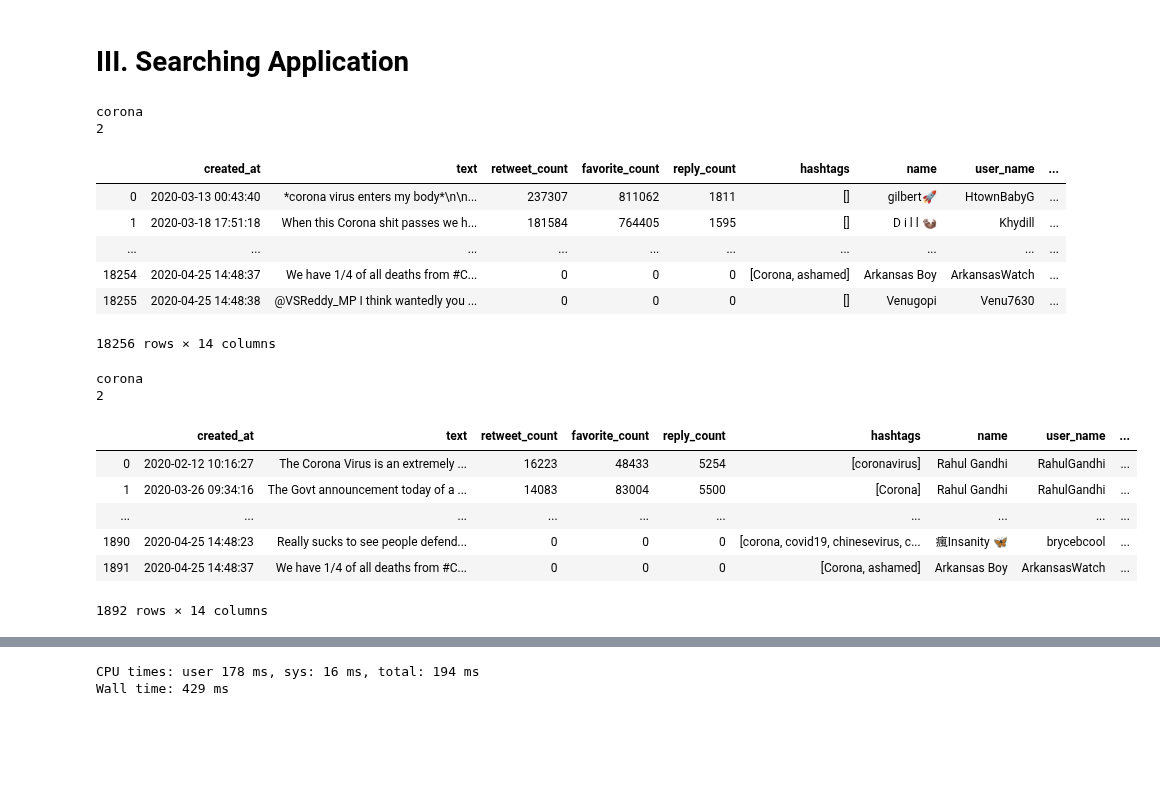
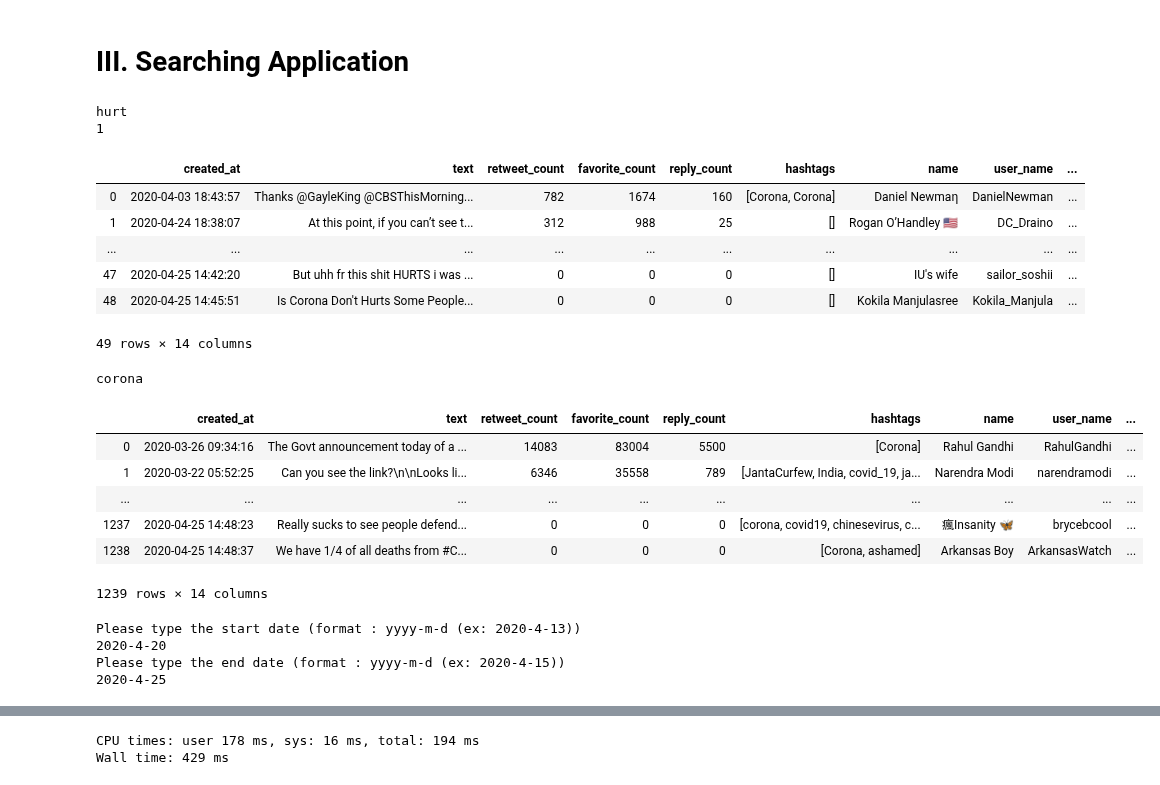
Before and after one commit to Hui-Dora-Wang/Search-Application-on-Twitter, a Jupyter notebook: search_app.ipynb, the cells around one changed output, grey strips where cells are left out. Saved outputs shown, nothing was run; the diff lists cells and outputs as text; code cells hidden in the pictures; blank space fills up the shorter version.

Commit message:
add date range search + fix hashtag search to  exact match

```diff
--- a/search_app.ipynb
+++ b/search_app.ipynb
@@ -9,7 +9,10 @@ from pprint import pprint
 import pandas as pd
 import json
 import time
+import re
+import datetime
 pd.set_option('display.max_rows', 5)
+pd.set_option('display.max_colwidth', -1)
 # %%
 #function to cheack whether
 def check_var(data, x):
@@ -341,64 +344,81 @@ if (user_keyword.lower() not in stored_keyword) :
 
     stored_keyword.add(user_keyword.lower())
     put_into_cache(user_keyword.lower(), search_full, dict_text)
-    print(1)
 
 else :
     search_full = dict_to_df(user_keyword.lower(), dict_text)
-    print(2)
 
 search_full
 # %% [output]
-corona
-2
+hurt
+1
 |  | created_at | text | retweet_count | favorite_count | reply_count | hashtags | name | user_name | ... |
-| 0 | 2020-03-13 00:43:40 | *corona virus enters my body*\n\n... | 237307 | 811062 | 1811 | [] | gilbert🚀 | HtownBabyG | ... |
-| 1 | 2020-03-18 17:51:18 | When this Corona shit passes we h... | 181584 | 764405 | 1595 | [] | D i l l 🦦 | Khydill | ... |
+| 0 | 2020-04-03 18:43:57 | Thanks @GayleKing @CBSThisMorning... | 782 | 1674 | 160 | [Corona, Corona] | Daniel Newmaη | DanielNewman | ... |
+| 1 | 2020-04-24 18:38:07 | At this point, if you can’t see t... | 312 | 988 | 25 | [] | Rogan O’Handley 🇺🇸 | DC_Draino | ... |
 | ... | ... | ... | ... | ... | ... | ... | ... | ... | ... |
-| 18254 | 2020-04-25 14:48:37 | We have 1/4 of all deaths from #C... | 0 | 0 | 0 | [Corona, ashamed] | Arkansas Boy | ArkansasWatch | ... |
-| 18255 | 2020-04-25 14:48:38 | @VSReddy_MP I think wantedly you ... | 0 | 0 | 0 | [] | Venugopi | Venu7630 | ... |
+| 47 | 2020-04-25 14:42:20 | But uhh fr this shit HURTS i was ... | 0 | 0 | 0 | [] | IU's wife | sailor_soshii | ... |
+| 48 | 2020-04-25 14:45:51 | Is Corona Don't Hurts Some People... | 0 | 0 | 0 | [] | Kokila Manjulasree | Kokila_Manjula | ... |
-18256 rows × 14 columns
+49 rows × 14 columns
 # %%
 ## search hashtag
 
 user_keyword = input()
-regx = re.compile(user_keyword, re.IGNORECASE)
+
 
 if (user_keyword.lower() not in stored_hashtag) :
+    # uses the index to find
     hashtag_tweet = pd.DataFrame(
-        db.tweet.find({"hashtags": {"$in": [regx]}}).sort([("retweet_count", -1), ("reply_count", -1), ("favorite_count", -1)])
+        db.tweet.find({"hashtags": {"$in": [user_keyword]}}).collation( { "locale": 'en', "strength": 2 } ).sort([("retweet_count", -1), ("reply_count", -1), ("favorite_count", -1)])
     )
 
     if (len(hashtag_tweet) == 0) :
         print("Error: No result for %s" %user_keyword)
         hash_search_table = None
 
     else :
         h_user = tuple(hashtag_tweet["user_id"].tolist())
         params = {'l': h_user}
 
         cur.execute('SELECT * FROM users_data where user_id in %(l)s', params)
         hash_user = pd.DataFrame(cur.fetchall())
         hash_user.columns =  [i[0] for i in cur.description]
 
         hash_search_table = pd.merge(hashtag_tweet, hash_user, how = 'left', on = ['user_id']).drop(['_id', 'id', 'user_id'], axis = 1)
 
     stored_hashtag.add(user_keyword.lower())
     put_into_cache(user_keyword.lower(), hash_search_table, dict_hashtag)
-    print(1)
 
 else :
     hash_search_table = dict_to_df(user_keyword.lower(), dict_hashtag)
-    print(2)
 
 hash_search_table
 # %% [output]
 corona
-2
 |  | created_at | text | retweet_count | favorite_count | reply_count | hashtags | name | user_name | ... |
-| 0 | 2020-02-12 10:16:27 | The Corona Virus is an extremely ... | 16223 | 48433 | 5254 | [coronavirus] | Rahul Gandhi | RahulGandhi | ... |
-| 1 | 2020-03-26 09:34:16 | The Govt announcement today of a ... | 14083 | 83004 | 5500 | [Corona] | Rahul Gandhi | RahulGandhi | ... |
+| 0 | 2020-03-26 09:34:16 | The Govt announcement today of a ... | 14083 | 83004 | 5500 | [Corona] | Rahul Gandhi | RahulGandhi | ... |
+| 1 | 2020-03-22 05:52:25 | Can you see the link?\n\nLooks li... | 6346 | 35558 | 789 | [JantaCurfew, India, covid_19, ja... | Narendra Modi | narendramodi | ... |
 | ... | ... | ... | ... | ... | ... | ... | ... | ... | ... |
-| 1890 | 2020-04-25 14:48:23 | Really sucks to see people defend... | 0 | 0 | 0 | [corona, covid19, chinesevirus, c... | 瘋Insanity 🦋 | brycebcool | ... |
-| 1891 | 2020-04-25 14:48:37 | We have 1/4 of all deaths from #C... | 0 | 0 | 0 | [Corona, ashamed] | Arkansas Boy | ArkansasWatch | ... |
+| 1237 | 2020-04-25 14:48:23 | Really sucks to see people defend... | 0 | 0 | 0 | [corona, covid19, chinesevirus, c... | 瘋Insanity 🦋 | brycebcool | ... |
+| 1238 | 2020-04-25 14:48:37 | We have 1/4 of all deaths from #C... | 0 | 0 | 0 | [Corona, ashamed] | Arkansas Boy | ArkansasWatch | ... |
-1892 rows × 14 columns
+1239 rows × 14 columns
+# %%
+##date range search (1)
+import datetime
+
+print ("Please type the start date (format : yyyy-m-d (ex: 2020-4-13))")
+dateinput1 = input()
+x1 = [int(x) for x in dateinput1.split("-")]
+print ("Please type the end date (format : yyyy-m-d (ex: 2020-4-15))")
+dateinput2 = input()
+x2 = [int(x) for x in dateinput2.split("-")]
+
+start = datetime.datetime(x1[0], x1[1], x1[2], 0, 0, 0, 0)
+end = datetime.datetime(x2[0], x2[1], x2[2], 23, 59, 59, 0)
+
+if(start > end):
+    print("Error! Try again. Start date should be earlier than end date.")
+# %% [output]
+Please type the start date (format : yyyy-m-d (ex: 2020-4-13))
+2020-4-20
+Please type the end date (format : yyyy-m-d (ex: 2020-4-15))
+2020-4-25
```
Also changed, not shown: parts of 3 cells of this notebook.
